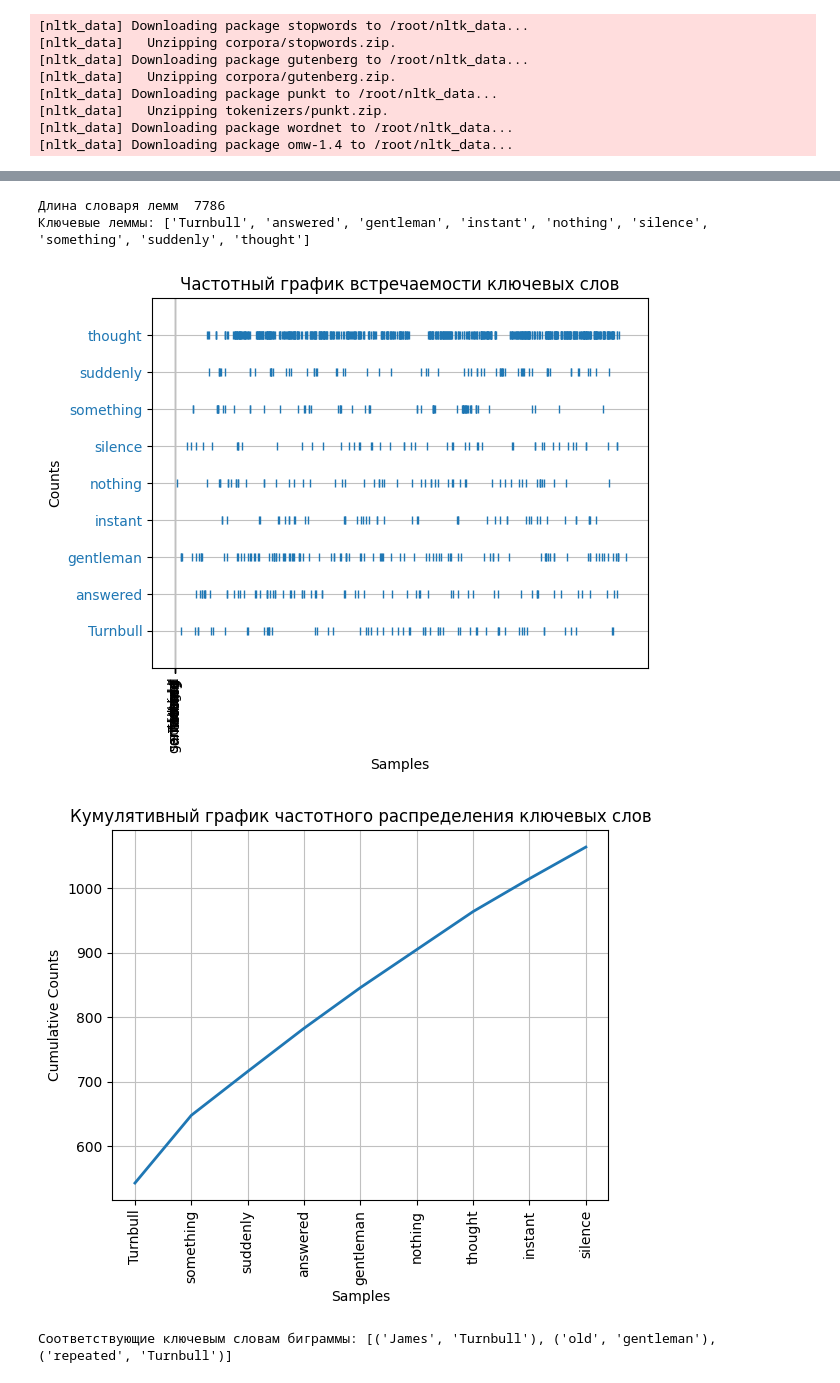
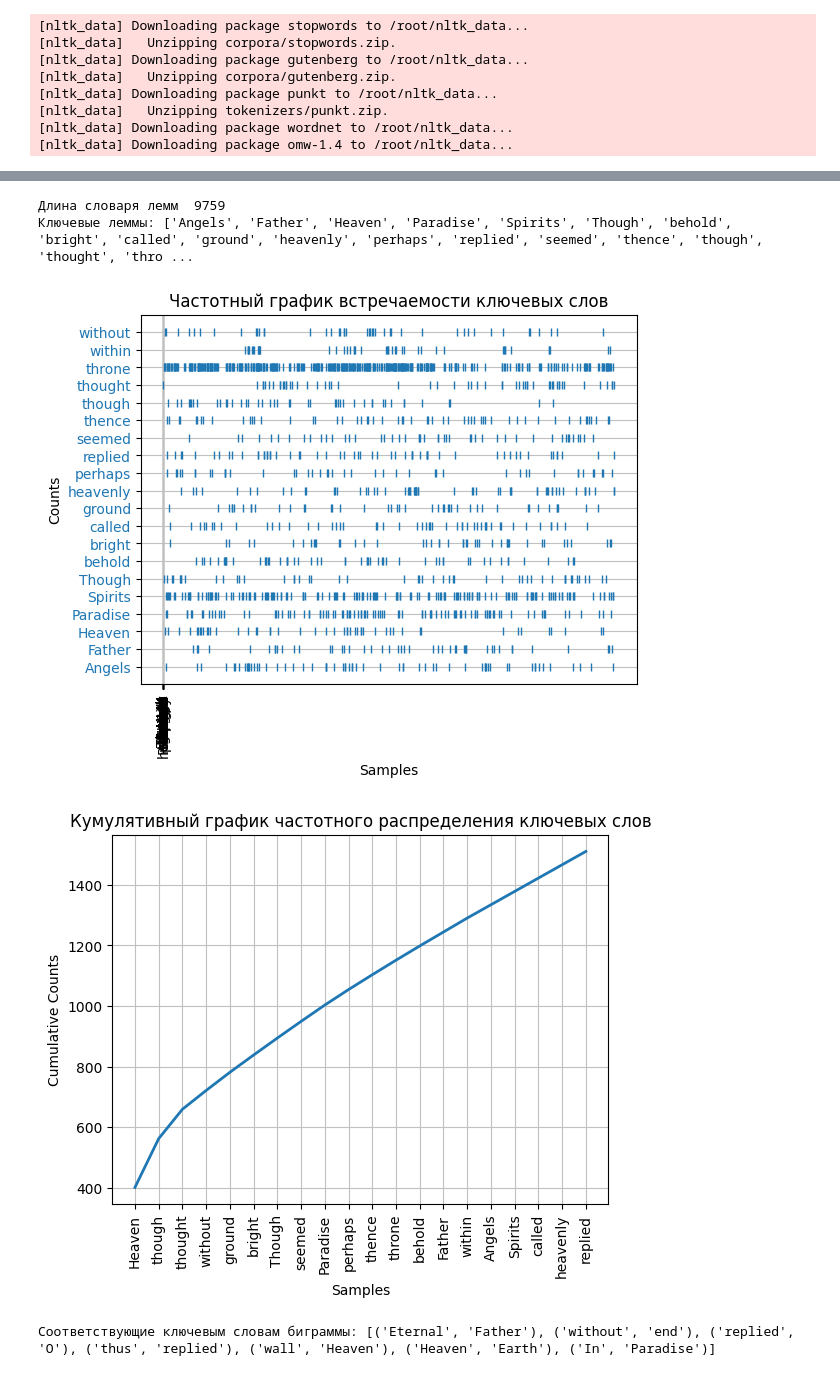
Before and after one commit to s4kh4rov/comp-ling, a Jupyter notebook: lab1.ipynb, the cells around one changed output, grey strips where cells are left out. Drawn from its saved outputs; the diff is of its cells as text; code cells hidden in the pictures.

```diff
--- a/lab1.ipynb
+++ b/lab1.ipynb
@@ -86,8 +86,8 @@ def analyze_text(text, words):
 text = gutenberg.raw('bryant-stories.txt')
 words = gutenberg.words('bryant-stories.txt')
 analyze_text(text, words)
-text = gutenberg.raw('chesterton-ball.txt')
-words = gutenberg.words('chesterton-ball.txt')
+text = gutenberg.raw('milton-paradise.txt')
+words = gutenberg.words('milton-paradise.txt')
 analyze_text(text, words)
 # %% [output]
 Длина текста  55563
@@ -116,5 +116,5 @@ analyze_text(text, words)
-Длина словаря лемм  7786
-Ключевые леммы: ['Turnbull', 'answered', 'gentleman', 'instant', 'nothing', 'silence', 'something', 'suddenly', 'thought']
+Длина словаря лемм  9759
+Ключевые леммы: ['Angels', 'Father', 'Heaven', 'Paradise', 'Spirits', 'Though', 'behold', 'bright', 'called', 'ground', 'heavenly', 'perhaps', 'replied', 'seemed', 'thence', 'though', 'thought', 'thro ...
-[figure, old version]
+[figure, new version]
-[figure, old version]
+[figure, new version]
-Соответствующие ключевым словам биграммы: [('James', 'Turnbull'), ('old', 'gentleman'), ('repeated', 'Turnbull')]
+Соответствующие ключевым словам биграммы: [('Eternal', 'Father'), ('without', 'end'), ('replied', 'O'), ('thus', 'replied'), ('wall', 'Heaven'), ('Heaven', 'Earth'), ('In', 'Paradise')]
```
Also changed, not shown: parts of 1 cell of this notebook.
